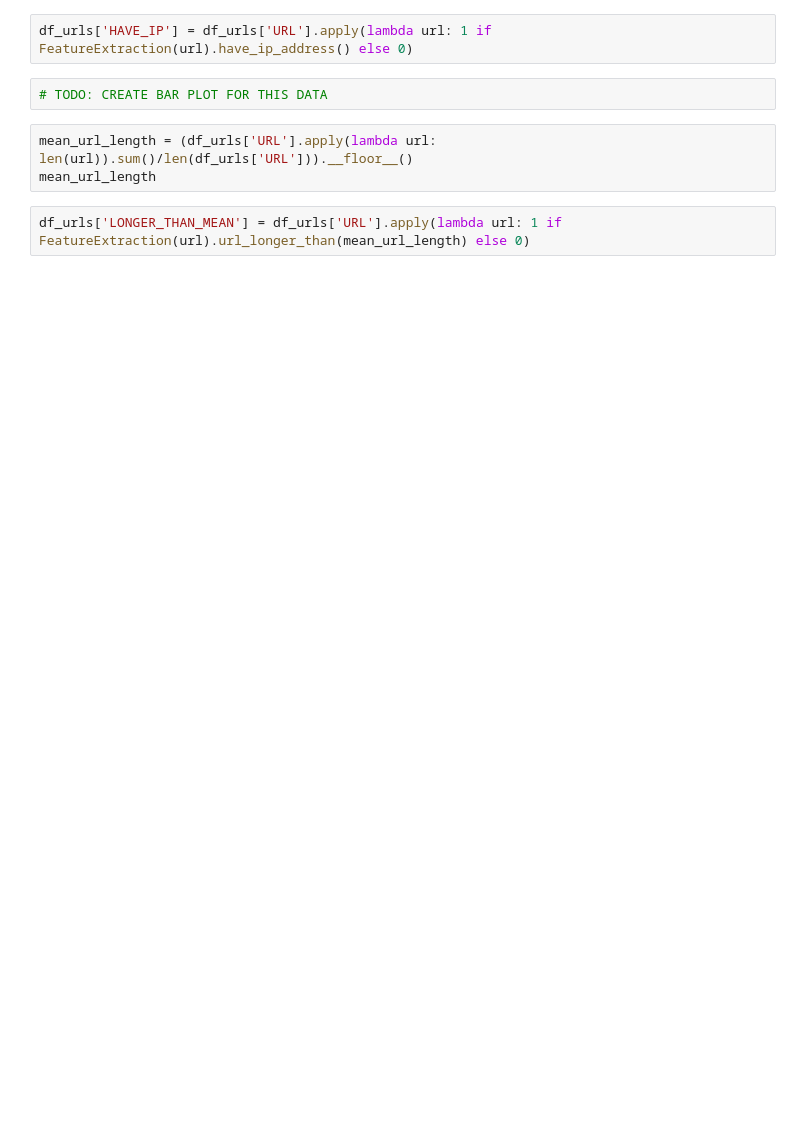
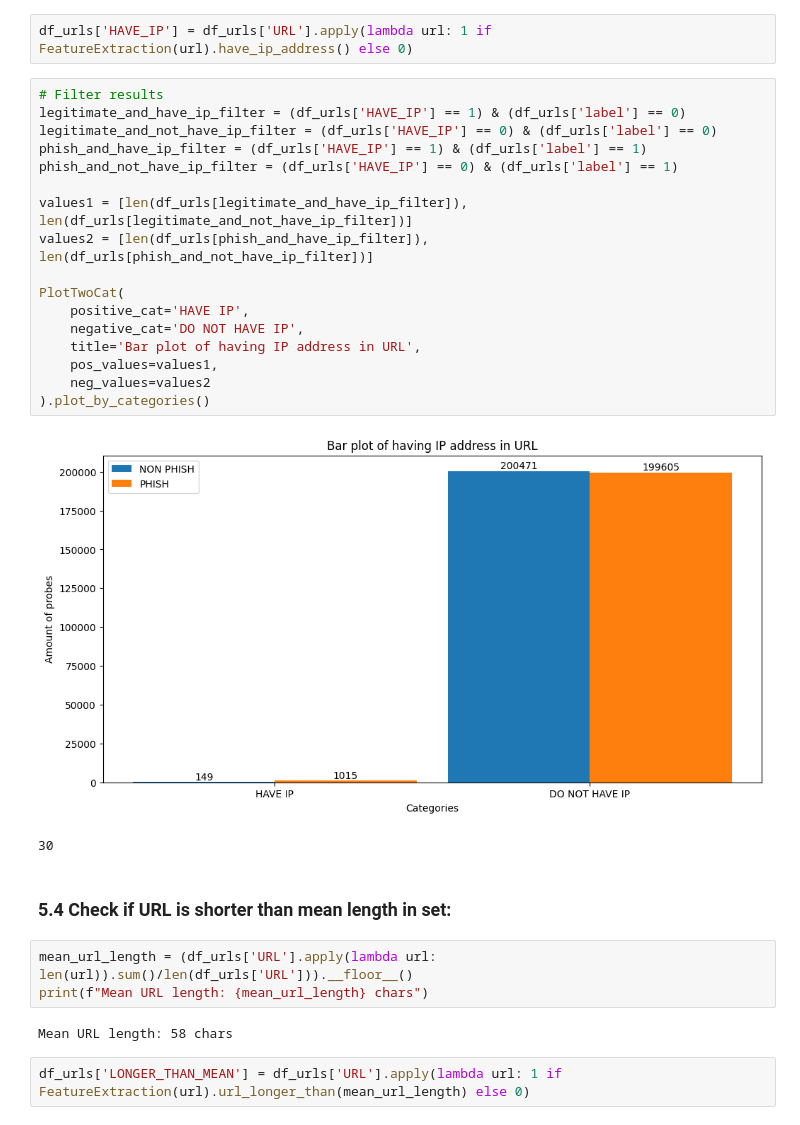
Before and after one commit to hubertmaka/URL-Phishing-Detection, a Jupyter notebook: data_visualization_and_traing_models.ipynb, the cells around one changed output. Cells and saved outputs as stored; diff of their text form; blank space fills up the shorter version.

```diff
--- a/data_visualization_and_traing_models.ipynb
+++ b/data_visualization_and_traing_models.ipynb
@@ -306,10 +327,32 @@ plt.show()
 # %%
 df_urls['HAVE_IP'] = df_urls['URL'].apply(lambda url: 1 if FeatureExtraction(url).have_ip_address() else 0)
 # %%
-# TODO: CREATE BAR PLOT FOR THIS DATA
+# Filter results
+legitimate_and_have_ip_filter = (df_urls['HAVE_IP'] == 1) & (df_urls['label'] == 0)
+legitimate_and_not_have_ip_filter = (df_urls['HAVE_IP'] == 0) & (df_urls['label'] == 0)
+phish_and_have_ip_filter = (df_urls['HAVE_IP'] == 1) & (df_urls['label'] == 1)
+phish_and_not_have_ip_filter = (df_urls['HAVE_IP'] == 0) & (df_urls['label'] == 1)
+
+values1 = [len(df_urls[legitimate_and_have_ip_filter]), len(df_urls[legitimate_and_not_have_ip_filter])]
+values2 = [len(df_urls[phish_and_have_ip_filter]), len(df_urls[phish_and_not_have_ip_filter])]
+
+PlotTwoCat(
+    positive_cat='HAVE IP',
+    negative_cat='DO NOT HAVE IP',
+    title='Bar plot of having IP address in URL',
+    pos_values=values1,
+    neg_values=values2
+).plot_by_categories()
+# %% [output]
+[figure, added]
+30
+# %% [markdown]
+### 5.4 Check if URL is shorter than mean length in set:
 # %%
 mean_url_length = (df_urls['URL'].apply(lambda url: len(url)).sum()/len(df_urls['URL'])).__floor__()
-mean_url_length
+print(f"Mean URL length: {mean_url_length} chars")
+# %% [output]
+Mean URL length: 58 chars
 # %%
 df_urls['LONGER_THAN_MEAN'] = df_urls['URL'].apply(lambda url: 1 if FeatureExtraction(url).url_longer_than(mean_url_length) else 0)
 # %%
```
Also changed, not shown: parts of 37 cells of this notebook, 4 other files.
